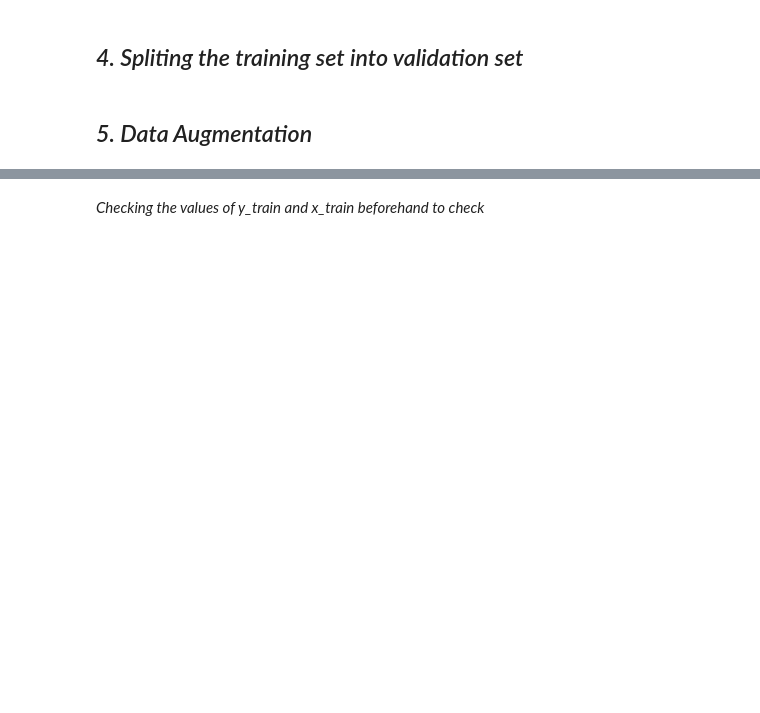
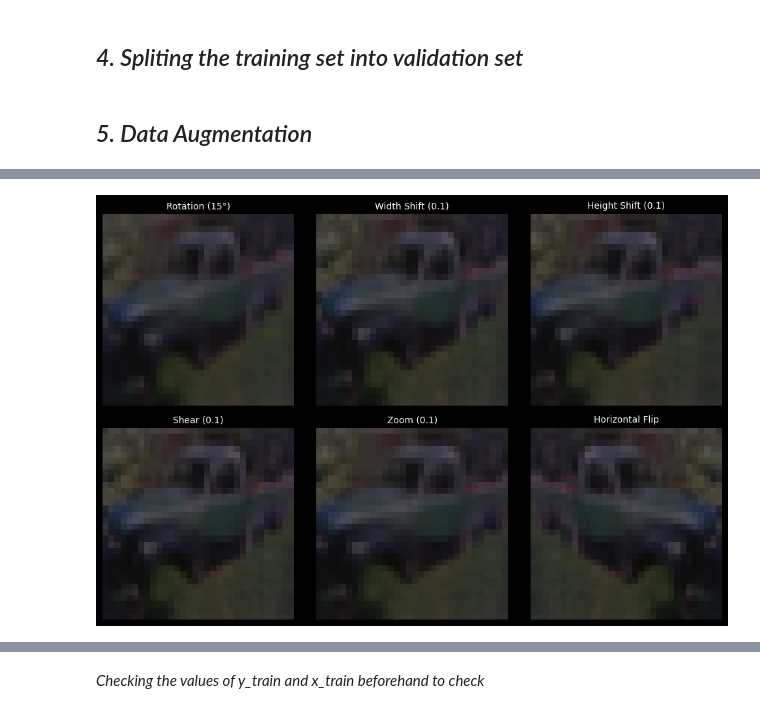
Before and after one commit to MLDL-Rogerzhao/CIFAR-100-classification, a Jupyter notebook: CIFAR_100_Classification.ipynb, the cells around one changed output, grey strips where cells are left out. Saved outputs shown, nothing was run; the diff lists cells and outputs as text; code cells hidden in the pictures; blank space fills up the shorter version.

```diff
--- a/CIFAR_100_Classification.ipynb
+++ b/CIFAR_100_Classification.ipynb
@@ -117,3 +173,48 @@ train_generator = train_datagen.flow(x_train_split,y_train_split,batch_size=20)
+# %%
+import tensorflow as tf
+import matplotlib.pyplot as plt
+import numpy as np
+from tensorflow.keras.preprocessing.image import ImageDataGenerator
+
+
+IMAGE = x_train_split[100]
+
+datagen_rotation = ImageDataGenerator(rotation_range=15, fill_mode='reflect')
+datagen_width_shift = ImageDataGenerator(width_shift_range=0.1, fill_mode='reflect')
+datagen_height_shift = ImageDataGenerator(height_shift_range=0.1, fill_mode='reflect')
+datagen_shear = ImageDataGenerator(shear_range=0.1, fill_mode='reflect')
+datagen_zoom = ImageDataGenerator(zoom_range=0.1, fill_mode='reflect')
+datagen_flip = ImageDataGenerator(horizontal_flip=True, fill_mode='reflect')
+
+augmented_images = []
+titles = [
+    "Rotation (15°)",
+    "Width Shift (0.1)",
+    "Height Shift (0.1)",
+    "Shear (0.1)",
+    "Zoom (0.1)",
+    "Horizontal Flip"
+]
+
+
+augmented_images.append(datagen_rotation.random_transform(IMAGE))  # 旋转
+augmented_images.append(datagen_width_shift.random_transform(IMAGE))  # 宽度平移
+augmented_images.append(datagen_height_shift.random_transform(IMAGE))  # 高度平移
+augmented_images.append(datagen_shear.random_transform(IMAGE))  # 剪切
+augmented_images.append(datagen_zoom.random_transform(IMAGE))  # 缩放
+augmented_images.append(datagen_flip.random_transform(IMAGE))  # 水平翻转
+
+
+plt.figure(figsize=(10, 10))
+for i in range(6):
+    ax = plt.subplot(3, 3, i+1)
+    plt.imshow(augmented_images[i])
+    plt.title(titles[i], fontsize=10)
+    plt.axis('off')
+plt.tight_layout()
+plt.show()
+# %% [output]
+[figure, added]
 # %%
 # Printing all the dataset shapes
 print("Dataset Shapes".center(50, '-'))
```
Also changed, not shown: parts of 35 cells of this notebook.
